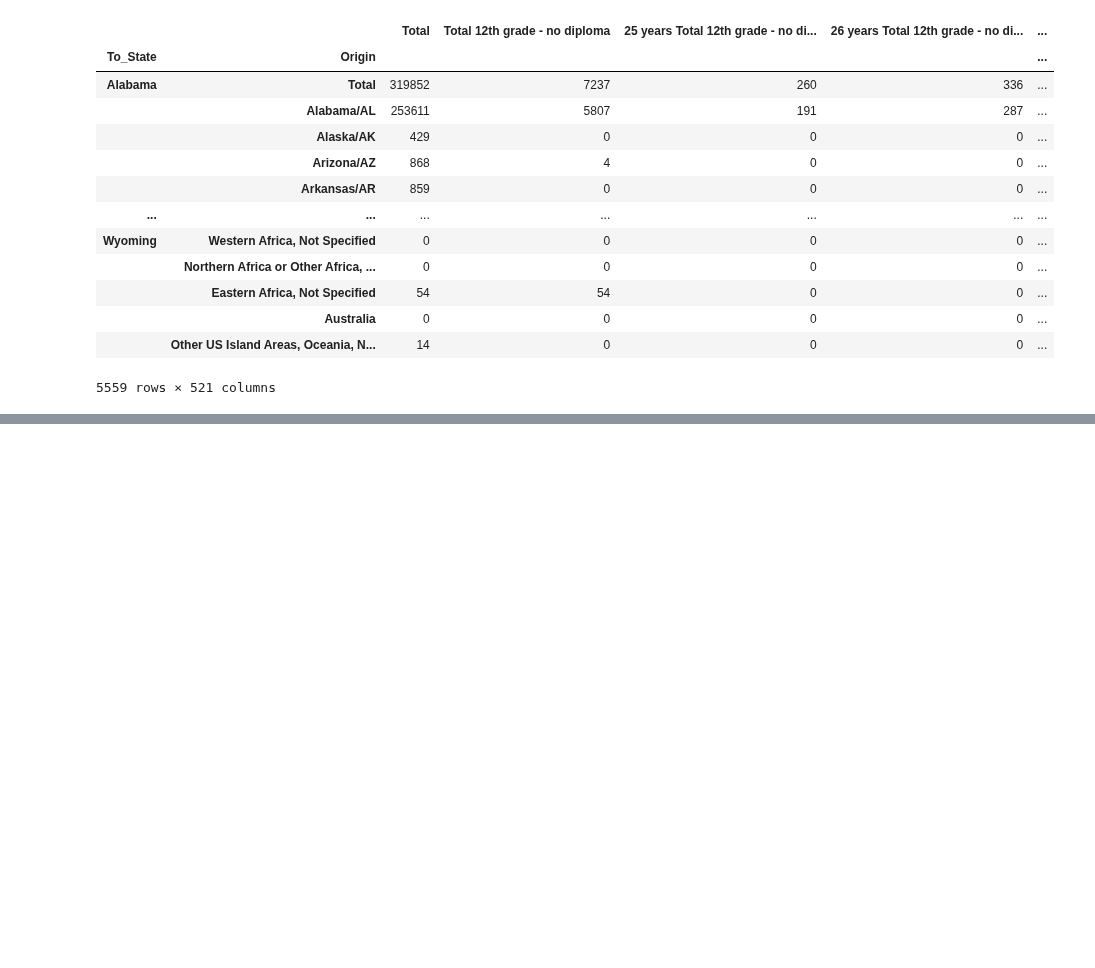
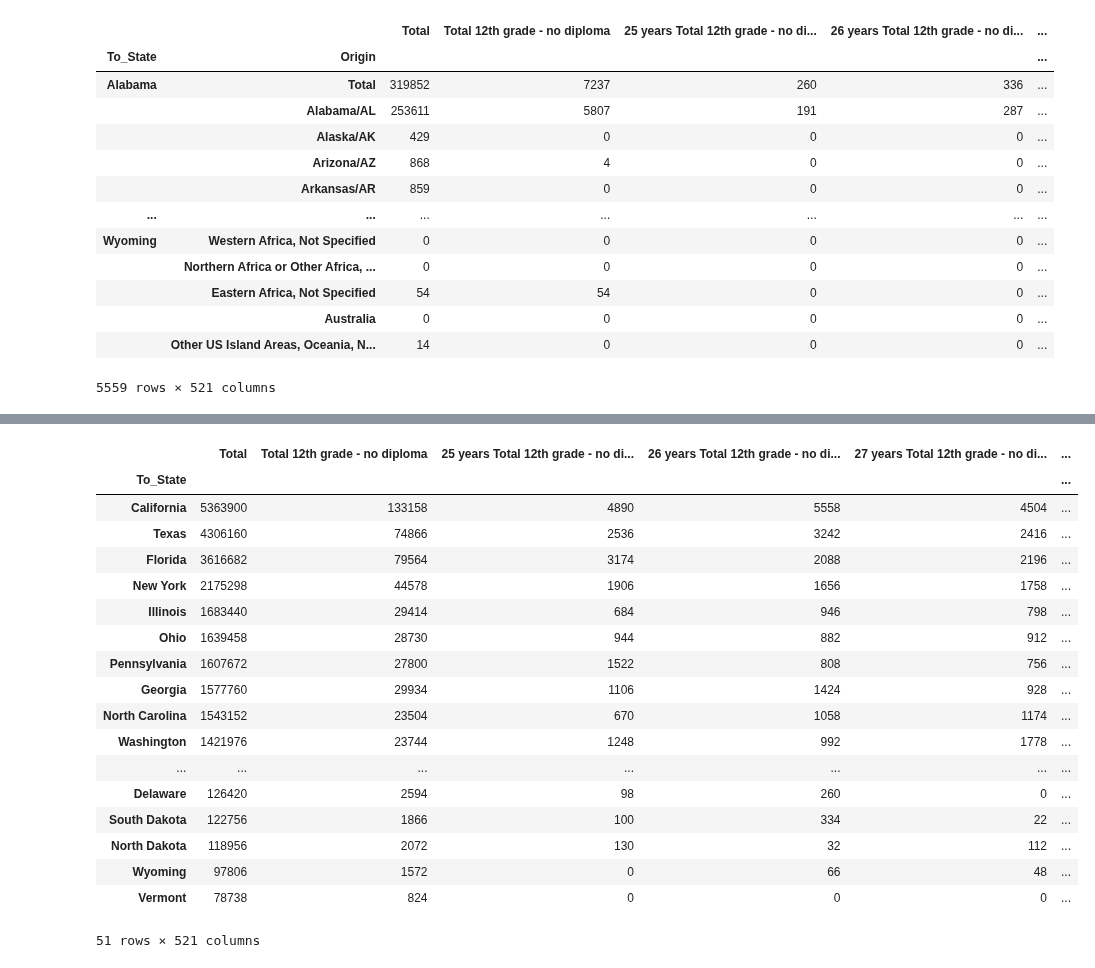
Before and after one commit to aliciasply/InterState-Migration, a Jupyter notebook: Code/state_dataset_transform.ipynb, the cells around one changed output, grey strips where cells are left out. Cells and saved outputs as stored; diff of their text form; code cells hidden in the pictures; blank space fills up the shorter version.

```diff
--- a/Code/state_dataset_transform.ipynb
+++ b/Code/state_dataset_transform.ipynb
@@ -203,3 +202,26 @@ df2.sum(level="Origin")
+# %%
+top_to_statedf = df2.sum(level="To_State").sort_values(by=["Total"], ascending=False)
+top_to_statedf
+# %% [output]
+|  | Total | Total 12th grade - no diploma | 25 years Total 12th grade - no di... | 26 years Total 12th grade - no di... | 27 years Total 12th grade - no di... | ... |
+| To_State |  |  |  |  |  | ... |
+| California | 5363900 | 133158 | 4890 | 5558 | 4504 | ... |
+| Texas | 4306160 | 74866 | 2536 | 3242 | 2416 | ... |
+| Florida | 3616682 | 79564 | 3174 | 2088 | 2196 | ... |
+| New York | 2175298 | 44578 | 1906 | 1656 | 1758 | ... |
+| Illinois | 1683440 | 29414 | 684 | 946 | 798 | ... |
+| Ohio | 1639458 | 28730 | 944 | 882 | 912 | ... |
+| Pennsylvania | 1607672 | 27800 | 1522 | 808 | 756 | ... |
+| Georgia | 1577760 | 29934 | 1106 | 1424 | 928 | ... |
+| North Carolina | 1543152 | 23504 | 670 | 1058 | 1174 | ... |
+| Washington | 1421976 | 23744 | 1248 | 992 | 1778 | ... |
+| ... | ... | ... | ... | ... | ... | ... |
+| Delaware | 126420 | 2594 | 98 | 260 | 0 | ... |
+| South Dakota | 122756 | 1866 | 100 | 334 | 22 | ... |
+| North Dakota | 118956 | 2072 | 130 | 32 | 112 | ... |
+| Wyoming | 97806 | 1572 | 0 | 66 | 48 | ... |
+| Vermont | 78738 | 824 | 0 | 0 | 0 | ... |
+51 rows × 521 columns
 # %%
 # # Keep
 # del_t = []
```
Also changed, not shown: parts of 4 cells of this notebook.
